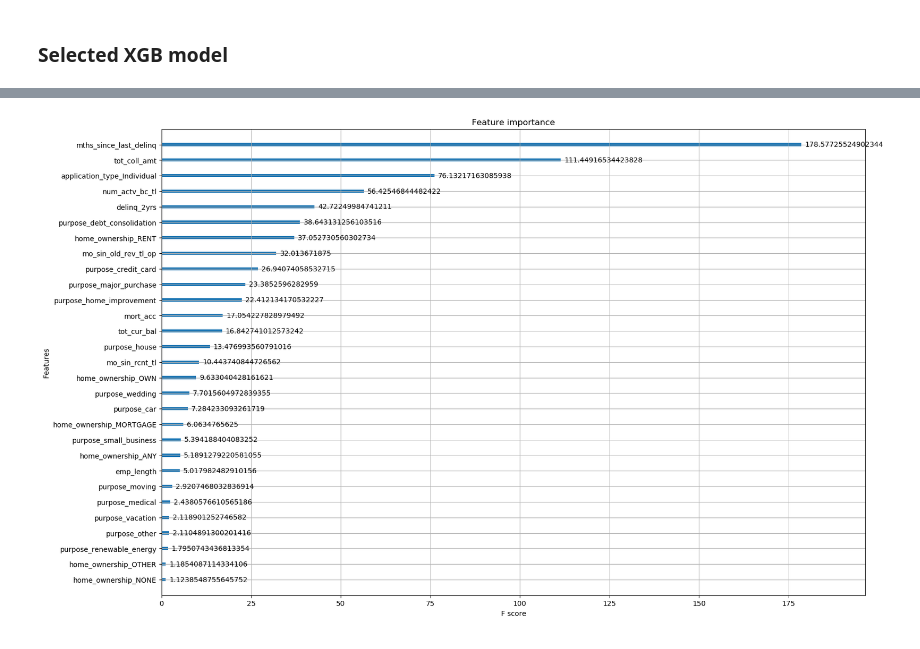
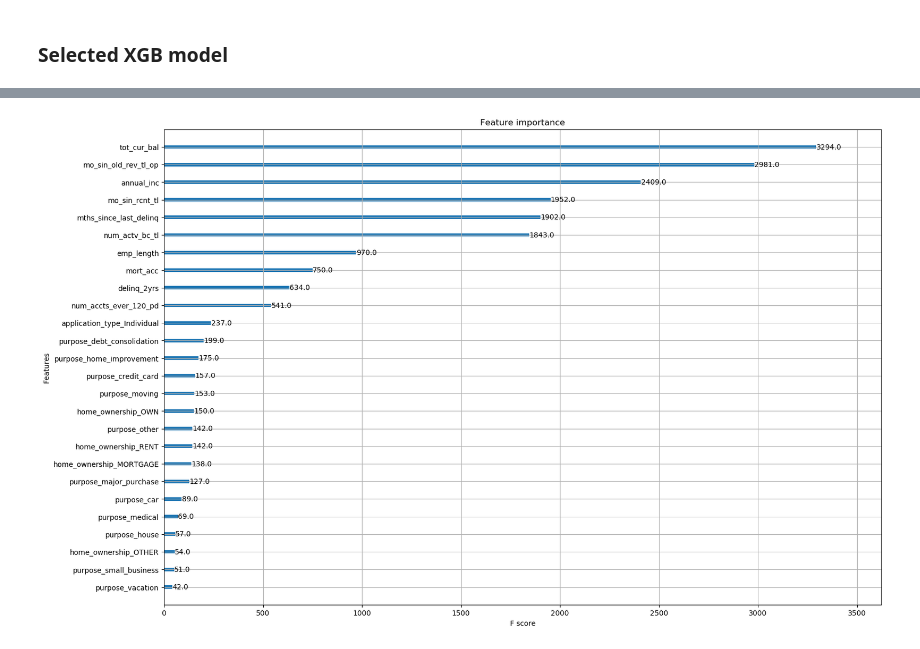
Before and after one commit to AnnaLelchuk/ITC_hackathon, a Jupyter notebook: EDA.ipynb, the cells around one changed output, grey strips where cells are left out. Drawn from its saved outputs; the diff is of its cells as text; code cells hidden in the pictures.

```diff
--- a/EDA.ipynb
+++ b/EDA.ipynb
@@ -555,0 +599,21 @@ array([ 4,  2, 10,  3,  5,  6,  1,  7,  0,  9,  8])
+# %%
+start_index = df.index[-1] + 1
+n_data = 35000
+
+generated = pd.DataFrame({
+    "emp_length": np.random.choice(emp_length, n_data),
+    "home_ownership": np.random.choice(home_ownership, n_data),
+    "annual_inc": np.random.choice(annual_inc, n_data),
+    "purpose": np.random.choice(purpose, n_data),
+    "delinq_2yrs": np.random.choice(delinq_2yrs, n_data),
+    "mths_since_last_delinq": np.random.choice(mths_since_last_delinq, n_data),
+    "application_type": np.random.choice(application_type, n_data),
+    "tot_cur_bal": np.random.choice(tot_cur_bal, n_data),
+    "mo_sin_old_rev_tl_op": np.random.choice(mo_sin_old_rev_tl_op, n_data),
+    "mo_sin_rcnt_tl": np.random.choice(mo_sin_rcnt_tl, n_data),
+    "mort_acc": np.random.choice(mort_acc, n_data),
+    "num_actv_bc_tl": np.random.choice(num_actv_bc_tl, n_data),
+    "num_accts_ever_120_pd": np.random.choice(num_accts_ever_120_pd, n_data),
+    "fico": np.random.choice(fico, n_data),
+}, index=np.arange(start_index, start_index + n_data))
+generated.shape
@@ -555,0 +622,3 @@ array([ 4,  2, 10,  3,  5,  6,  1,  7,  0,  9,  8])
+# %%
+df = pd.concat((df, generated))
+df.duplicated().sum()
@@ -613,6 +681,9 @@ I want to drop the amount of target=2 to the 2nd biggest one which is 3.
 # %%
-amount_to_drop = df.fico_cat.value_counts()[2] - df.fico_cat.value_counts()[1]
-drop_2_index = df[df['fico_cat'] == 2].iloc[:amount_to_drop].index
-df = df.drop(index=drop_2_index)
+# amount_to_drop = df.fico_cat.value_counts()[2] - df.fico_cat.value_counts()[1]
+# amount_to_drop *= 0.7
+amount_to_keep = int(df.fico_cat.value_counts()[1] * 1.5)
+keep_2_index = df[df['fico_cat'] == 2].index[:amount_to_keep]
+drop_2_index = set(df[df['fico_cat'] == 2].index) - set(keep_2_index)
+df = df.drop(index=list(drop_2_index))
 df.shape
 # %% [output]
@@ -912,8 +1009,13 @@ xgb_random.best_estimator_.get_params()
 # %% [markdown]
 ### Selected XGB model
 # %%
+np.random.seed(0)
+small_df = df.sample(frac=0.1)
+X = small_df.drop(columns=['fico_cat', 'fico'])
+y = small_df['fico_cat']
+
 X_train, X_test, y_train, y_test = train_test_split(X, y, test_size=0.20, random_state=42, stratify=y)
 
-xgb = XGBClassifier(**xgb_random.best_estimator_.get_params())
+xgb = XGBClassifier()
 xgb.fit(X_train, y_train)
 # %% [output]
@@ -955,8 +1049,8 @@ Dummy accuracy: 0.35
 # %%
 fig, ax = plt.subplots(figsize=(18, 12))
-plot_importance(xgb, ax=ax, importance_type="gain");
+plot_importance(xgb, ax=ax, importance_type="weight");
 # %% [output]
-[figure, old version]
+[figure, new version]
 # %%
 # fs = SelectKBest(score_func=chi2, k=5)
 # fs.fit(df[categorical], y)
```
Also changed, not shown: parts of 67 cells of this notebook.
